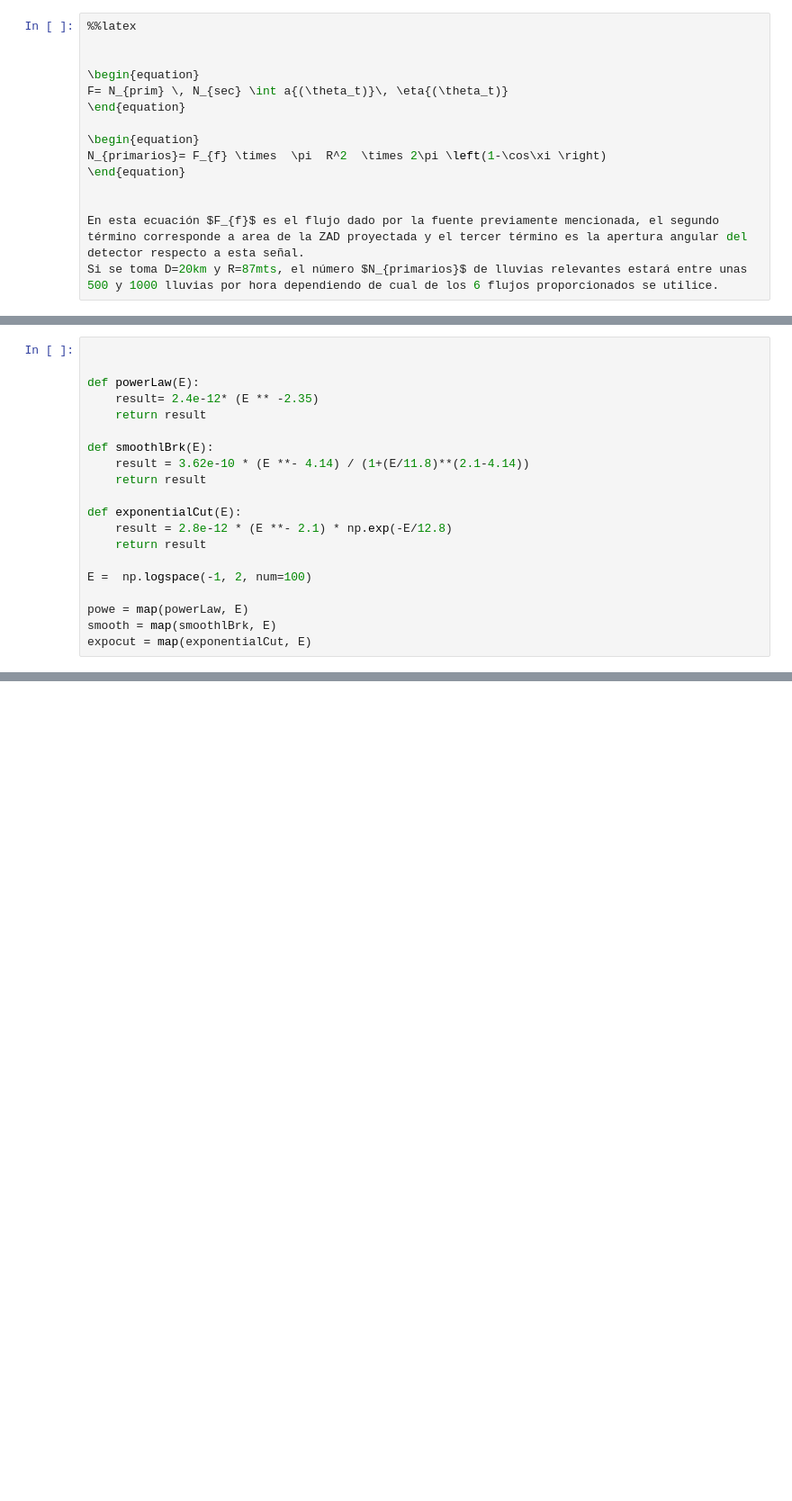
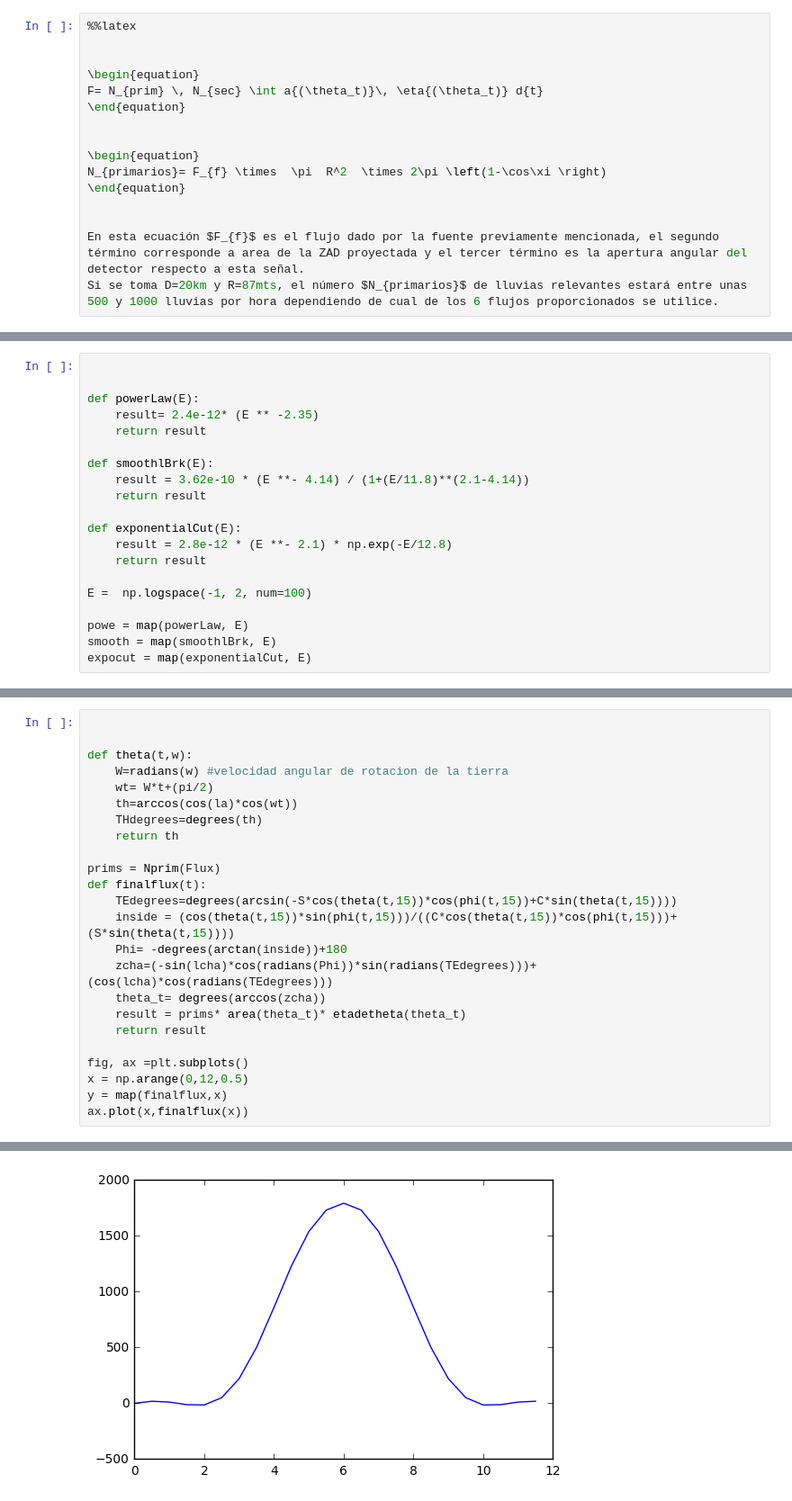
Before and after one commit to luturonunca/halleyGC, a Jupyter notebook: Galactic Center Transit.ipynb, the cells around one changed output, grey strips where cells are left out. Shown: that part at 90% size. Cells and saved outputs as stored; diff of their text form; blank space fills up the shorter version.

```diff
--- a/Galactic Center Transit.ipynb
+++ b/Galactic Center Transit.ipynb
@@ -182,8 +182,9 @@ table
 
 
 \begin{equation}
-F= N_{prim} \, N_{sec} \int a{(\theta_t)}\, \eta{(\theta_t)}
+F= N_{prim} \, N_{sec} \int a{(\theta_t)}\, \eta{(\theta_t)} d{t}
 \end{equation}
+
 
 \begin{equation}
 N_{primarios}= F_{f} \times  \pi  R^2  \times 2\pi \left(1-\cos\xi \right)
@@ -280,0 +298,25 @@ legend = ax1.legend(loc='upper right', ncol=1, shadow=False, fontsize=10)
+# %%
+
+
+def theta(t,w):
+    W=radians(w) #velocidad angular de rotacion de la tierra
+    wt= W*t+(pi/2)
+    th=arccos(cos(la)*cos(wt))
+    THdegrees=degrees(th)
+    return th
+
+prims = Nprim(Flux)
+def finalflux(t):
+    TEdegrees=degrees(arcsin(-S*cos(theta(t,15))*cos(phi(t,15))+C*sin(theta(t,15))))
+    inside = (cos(theta(t,15))*sin(phi(t,15)))/((C*cos(theta(t,15))*cos(phi(t,15)))+(S*sin(theta(t,15))))
+    Phi= -degrees(arctan(inside))+180
+    zcha=(-sin(lcha)*cos(radians(Phi))*sin(radians(TEdegrees)))+(cos(lcha)*cos(radians(TEdegrees)))
+    theta_t= degrees(arccos(zcha))
+    result = prims* area(theta_t)* etadetheta(theta_t)
+    return result
+
+fig, ax =plt.subplots()
+x = np.arange(0,12,0.5)
+y = map(finalflux,x)
+ax.plot(x,finalflux(x))
+# %% [output]
@@ -280,0 +324 @@ legend = ax1.legend(loc='upper right', ncol=1, shadow=False, fontsize=10)
+[figure, added]
```
Also changed, not shown: parts of 9 cells of this notebook.
